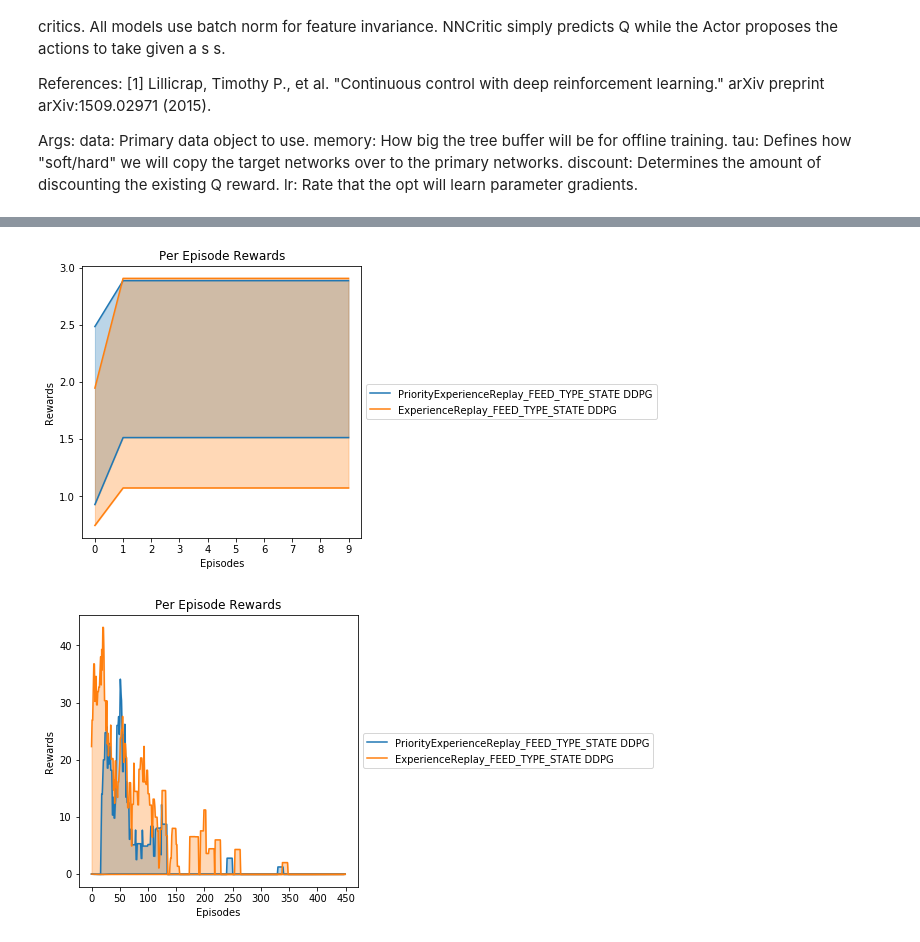
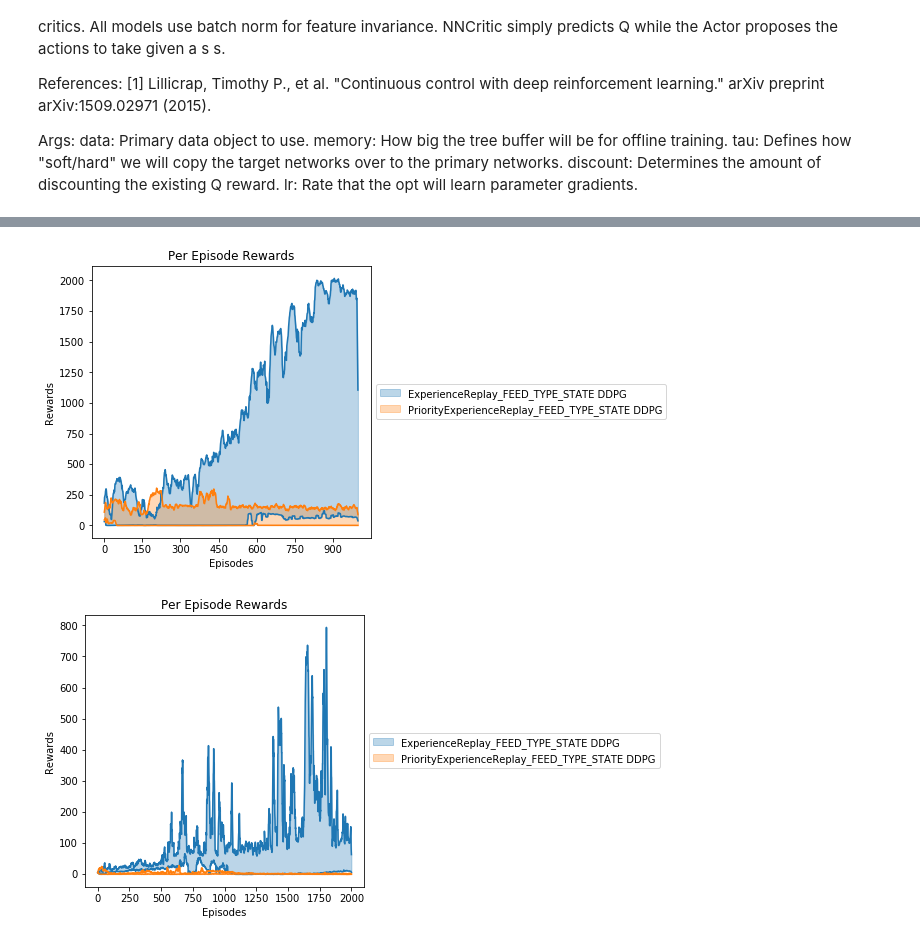
Before and after one commit to josiahls/fast-reinforcement-learning, a Jupyter notebook: docs_src/rl.agents.ddpg.ipynb, the cells around one changed output, grey strips where cells are left out. Saved outputs shown, nothing was run; the diff lists cells and outputs as text; code cells hidden in the pictures.

Commit message:
Note: - there seems to be an overall issue with image generation

```diff
--- a/docs_src/rl.agents.ddpg.ipynb
+++ b/docs_src/rl.agents.ddpg.ipynb
@@ -61,10 +67,10 @@ show_config_group(model_dirs)
 # %%
-model_dirs = ['data/mujocoreach_ddpg']
+model_dirs = ['data/ant_ddpg']
 show_config_group(model_dirs)
 # %% [output]
-[figure, old version]
+[figure, new version]
 # %%
-model_dirs = ['data/mountaincarcontinuous_ddpg']
+model_dirs = ['data/halfcheetah_ddpg']
 show_config_group(model_dirs)
 # %% [output]
-[figure, old version]
+[figure, new version]
```
Also changed, not shown: parts of 3 cells of this notebook, 9 other files.
